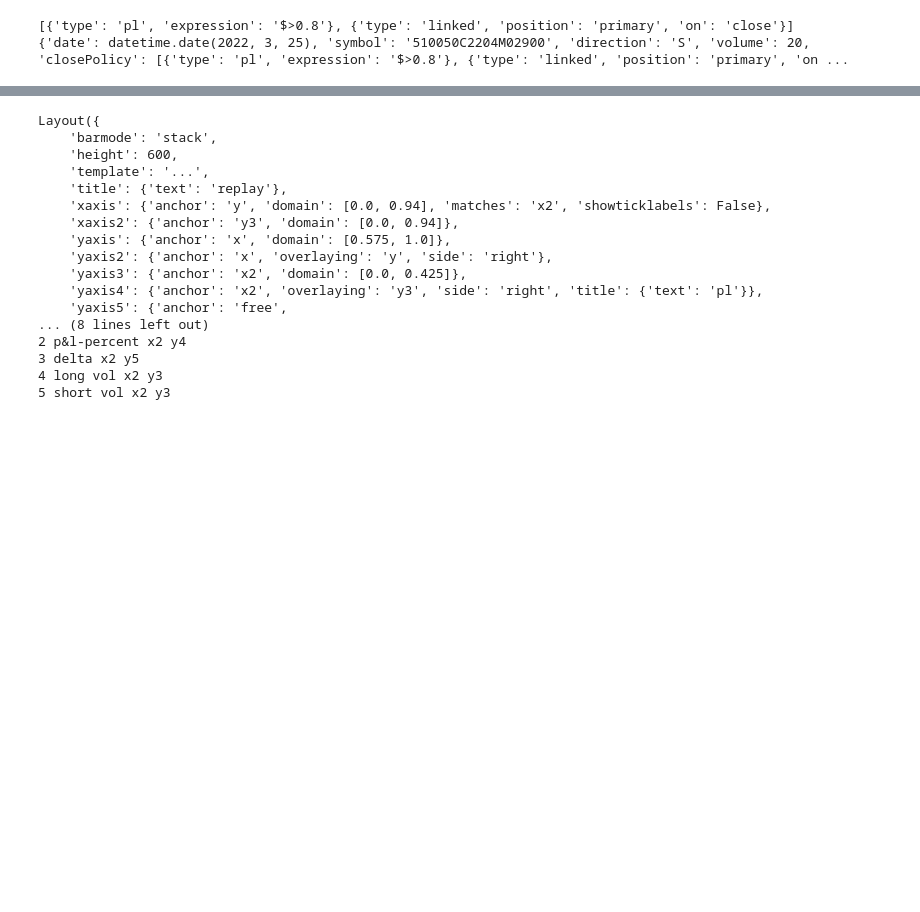
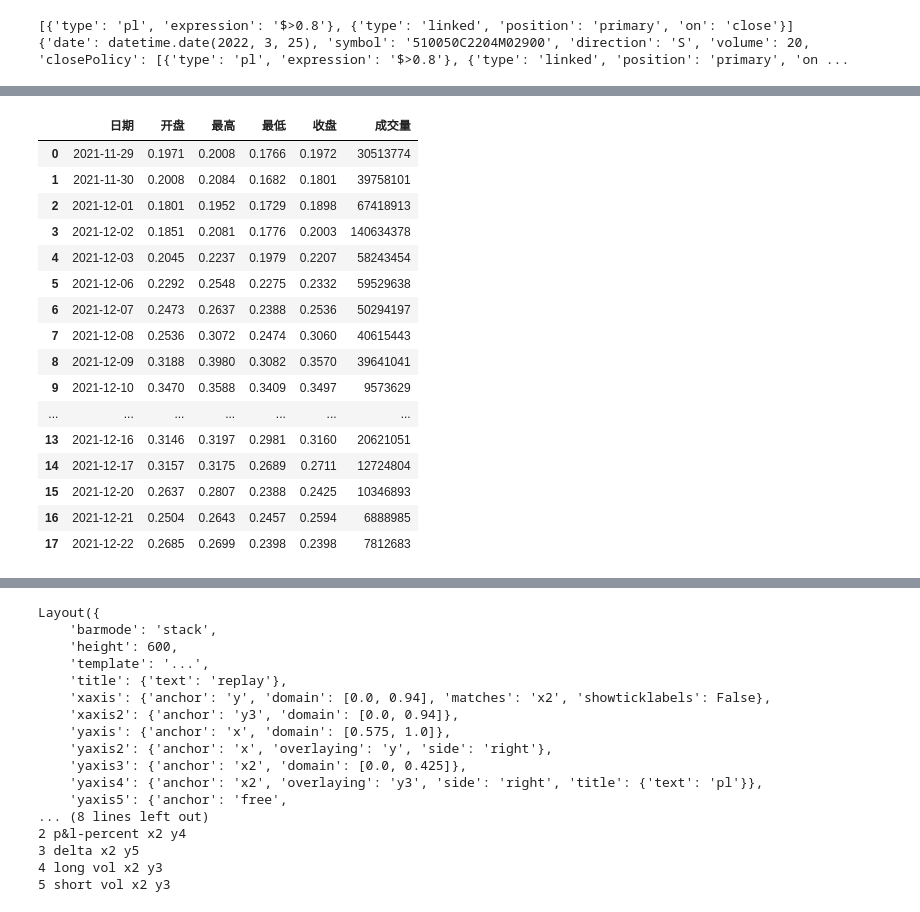
Before and after one commit to unixniu/pyOptions, a Jupyter notebook: ad-hoc.ipynb, the cells around one changed output, grey strips where cells are left out. Saved outputs shown, nothing was run; the diff lists cells and outputs as text; code cells hidden in the pictures; blank space fills up the shorter version.

```diff
--- a/ad-hoc.ipynb
+++ b/ad-hoc.ipynb
@@ -77,3 +123,21 @@ True
 # %%
 import akshare as ak
-df = ak.fund_etf_category_sina(symbol="ETF基金")
+ak.option_sse_daily_sina(symbol='10003749')
+# %% [output]
+|  | 日期 | 开盘 | 最高 | 最低 | 收盘 | 成交量 |
+| 0 | 2021-11-29 | 0.1971 | 0.2008 | 0.1766 | 0.1972 | 30513774 |
+| 1 | 2021-11-30 | 0.2008 | 0.2084 | 0.1682 | 0.1801 | 39758101 |
+| 2 | 2021-12-01 | 0.1801 | 0.1952 | 0.1729 | 0.1898 | 67418913 |
+| 3 | 2021-12-02 | 0.1851 | 0.2081 | 0.1776 | 0.2003 | 140634378 |
+| 4 | 2021-12-03 | 0.2045 | 0.2237 | 0.1979 | 0.2207 | 58243454 |
+| 5 | 2021-12-06 | 0.2292 | 0.2548 | 0.2275 | 0.2332 | 59529638 |
+| 6 | 2021-12-07 | 0.2473 | 0.2637 | 0.2388 | 0.2536 | 50294197 |
+| 7 | 2021-12-08 | 0.2536 | 0.3072 | 0.2474 | 0.3060 | 40615443 |
+| 8 | 2021-12-09 | 0.3188 | 0.3980 | 0.3082 | 0.3570 | 39641041 |
+| 9 | 2021-12-10 | 0.3470 | 0.3588 | 0.3409 | 0.3497 | 9573629 |
+| ... | ... | ... | ... | ... | ... | ... |
+| 13 | 2021-12-16 | 0.3146 | 0.3197 | 0.2981 | 0.3160 | 20621051 |
+| 14 | 2021-12-17 | 0.3157 | 0.3175 | 0.2689 | 0.2711 | 12724804 |
+| 15 | 2021-12-20 | 0.2637 | 0.2807 | 0.2388 | 0.2425 | 10346893 |
+| 16 | 2021-12-21 | 0.2504 | 0.2643 | 0.2457 | 0.2594 | 6888985 |
+| 17 | 2021-12-22 | 0.2685 | 0.2699 | 0.2398 | 0.2398 | 7812683 |
```
Also changed, not shown: parts of 7 cells of this notebook, 6 other files.
